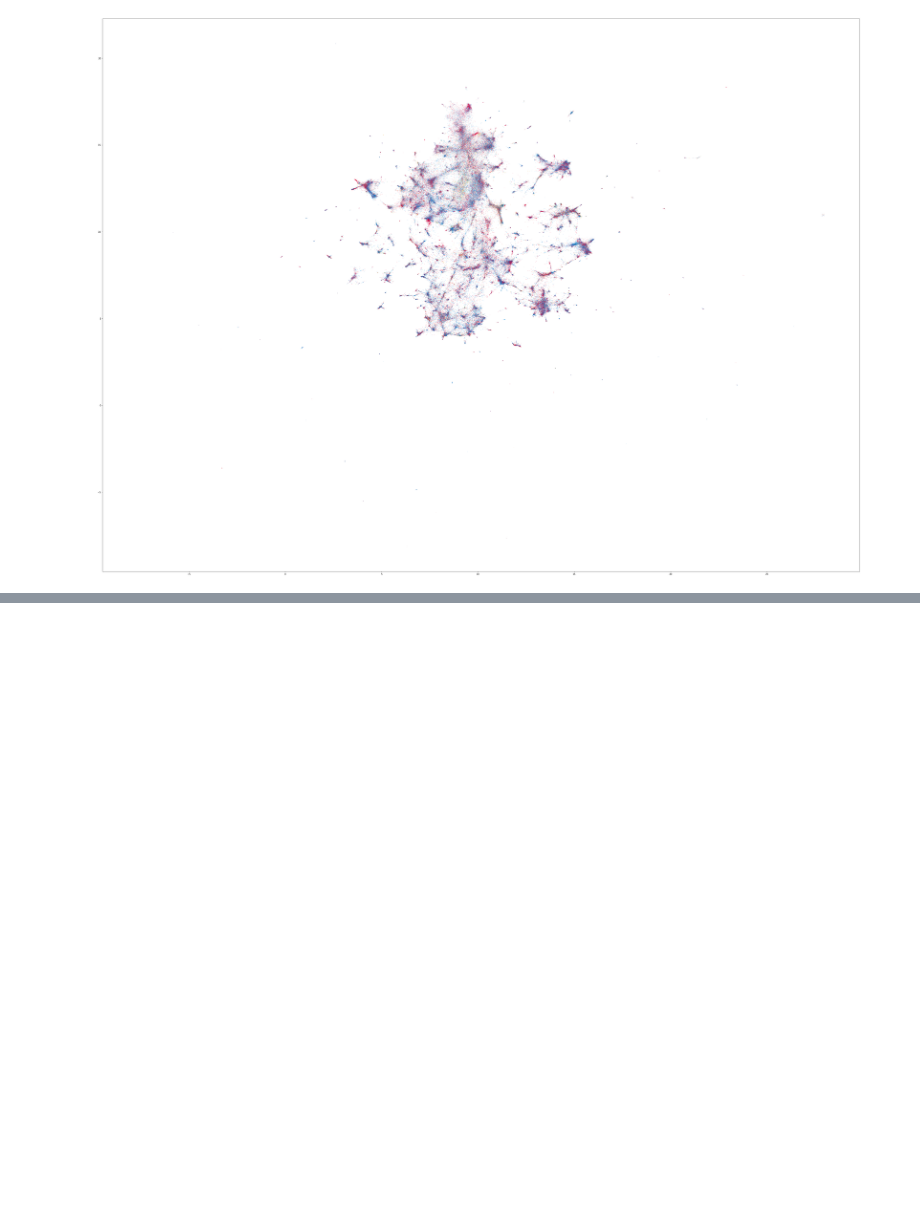
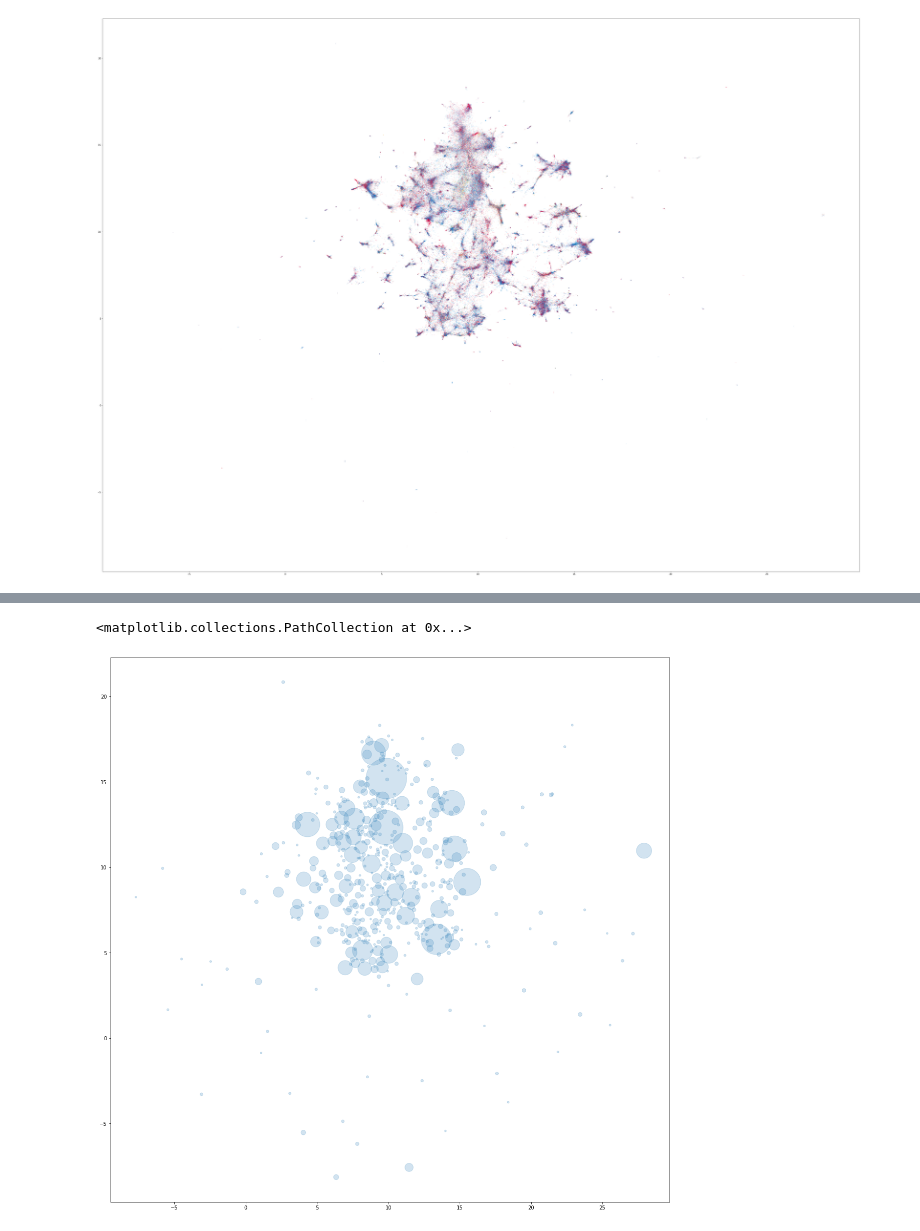
Before and after one commit to bendennes/hansard-nlp, a Jupyter notebook: 4_sentence_embedding.ipynb, the cells around one changed output, grey strips where cells are left out. Cells and saved outputs as stored; diff of their text form; code cells hidden in the pictures; blank space fills up the shorter version.

```diff
--- a/4_sentence_embedding.ipynb
+++ b/4_sentence_embedding.ipynb
@@ -176,0 +274,14 @@ clustering
+# %%
+df_proj = pd.DataFrame(X)
+df_proj['cluster'] = cluster_labels
+# %%
+df_clusters = df_proj.groupby('cluster').agg({0: ['mean'], 1: ['mean'], 'cluster':[len]})
+# %%
+X_centroids = df_clusters[[0,1]].values[1:]
+cluster_size = df_clusters['cluster'].values[1:]
+# %%
+plt.figure(figsize=(20,20))
+plt.scatter(X_centroids[:,0], X_centroids[:,1], s=cluster_size/2, alpha=0.2)
+# %% [output]
+<matplotlib.collections.PathCollection at 0x...>
+[figure, added]
```
Also changed, not shown: parts of 31 cells of this notebook.
